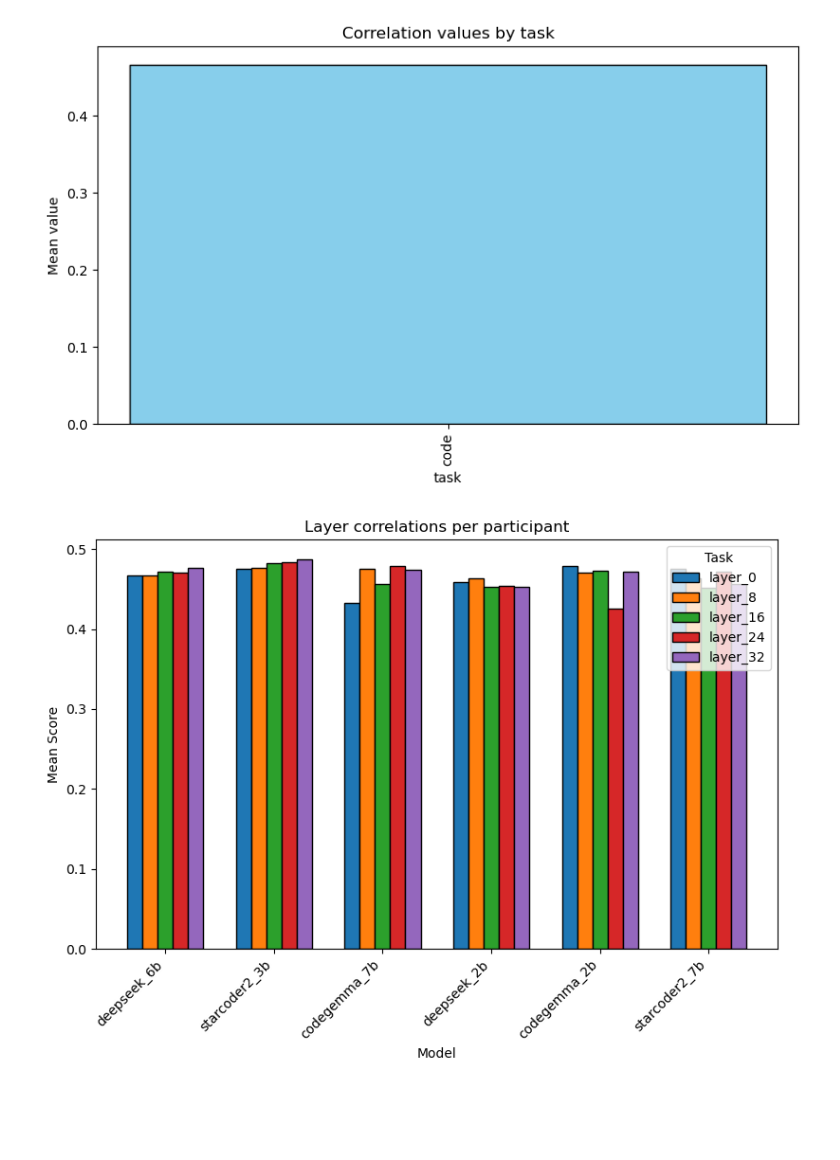
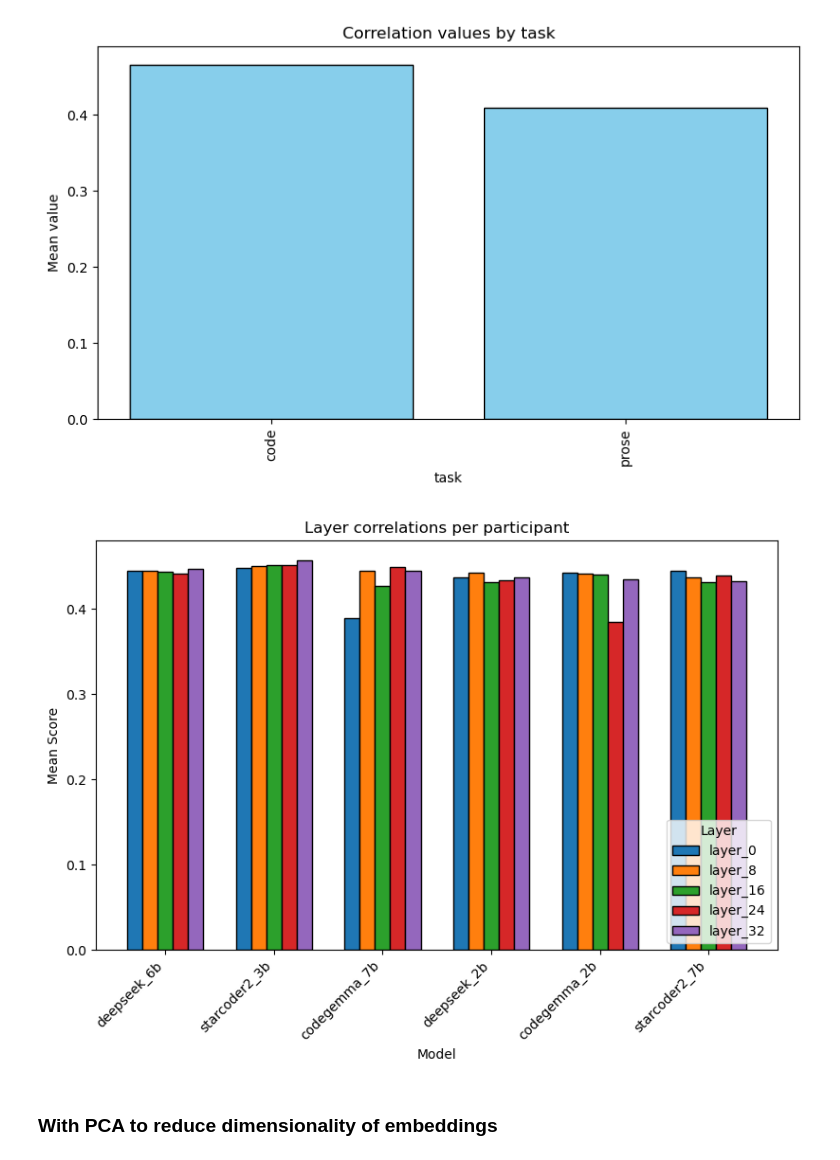
Before and after one commit to largehappygroup/fmri_model, a Jupyter notebook: analysis/fir/plotting_results.ipynb, the cells around one changed output. Saved outputs shown, nothing was run; the diff lists cells and outputs as text; code cells hidden in the pictures; blank space fills up the shorter version.

```diff
--- a/analysis/fir/plotting_results.ipynb
+++ b/analysis/fir/plotting_results.ipynb
@@ -73,8 +91,8 @@ task_performance = defaultdict(list)
 
 for person, taskModelLayerCorr in corr_means.items():
     for task, modelLayerCorr in taskModelLayerCorr.items():
-        if task == 'prose':
-            continue
+        # if task == 'prose':
+        #     continue
         for model,layerCorr in modelLayerCorr.items():
             for layer,corr in layerCorr.items():
                 val = top_means[person][task][model][layer]
@@ -159,7 +178,7 @@ plt.title("Correlation values by task")
 plt.tight_layout()
 plt.show()
 # %% [output]
-[figure, old version]
+[figure, new version]
 # %%
 layer_performance = json.loads(json.dumps(layer_performance))
 
@@ -173,32 +192,34 @@ layers = sorted(
 
 # Compute means
 # means = {p: [np.mean(data[p][t]) for t in tasks] for p in participants}
 means = {}
 for model, layerScores in layer_performance.items():
     for layer,scores in layerScores.items():
         if model not in means.keys():
             means[model] = [np.mean(scores)]
         else:
             # print(model, layer, scores)
             means[model].append(np.mean(scores))
 
 # means = {m: [layer_performance[m][l] for l in layers] for m in models}
 
 # Plot grouped bars
 x = np.arange(len(models))  # positions for participants
 width = 0.35 / len(layers) * 2     # adjust width depending on number of tasks
 
 plt.figure(figsize=(8,6))
 for i, layer in enumerate(layers):
     plt.bar(x + i*width, [means[m][i] for m in models],
             width, label=layer, edgecolor='black')
 
 plt.xlabel("Model")
 plt.ylabel("Mean Score")
 plt.title("Layer correlations per participant")
 plt.xticks(x + width*(len(layers)-1)/2, models, rotation=45, ha='right')
-plt.legend(title="Task")
+plt.legend(title="Layer", loc='lower right')
 plt.tight_layout()
 plt.show()
 # %% [output]
-[figure, old version]
+[figure, new version]
+# %% [markdown]
+### With PCA to reduce dimensionality of embeddings
```
Also changed, not shown: parts of 10 cells of this notebook.
